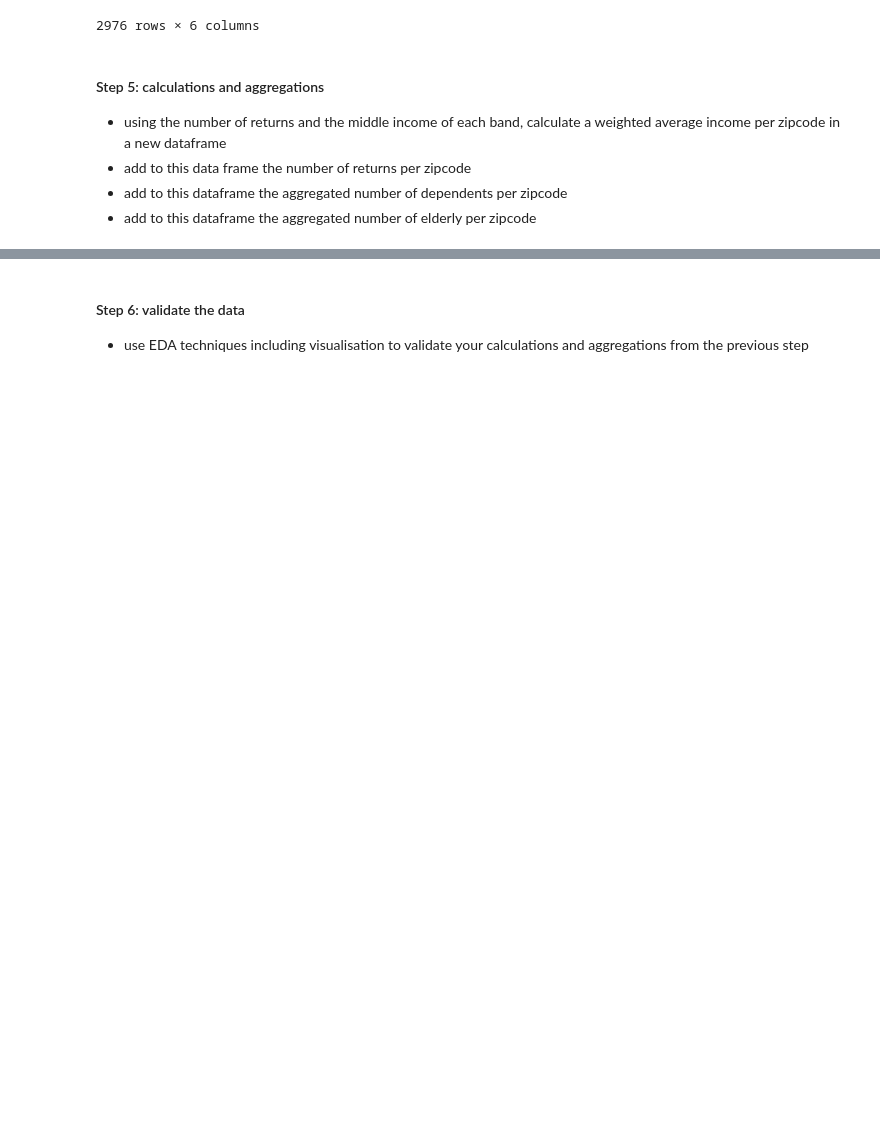
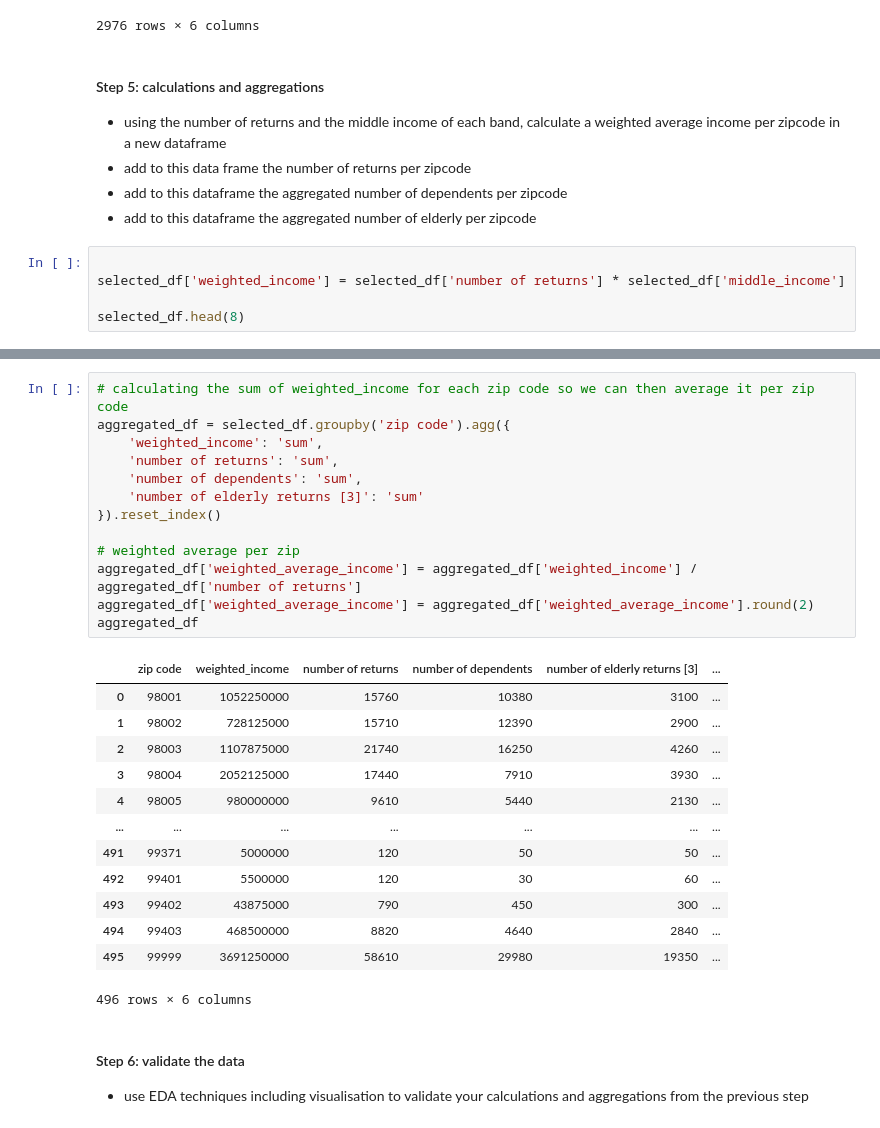
Before and after one commit to rahmxd/my_da_repo, a Jupyter notebook: Week 9 Project/D5_data_wrangling_income.ipynb, the cells around one changed output, grey strips where cells are left out. Drawn from its saved outputs; the diff is of its cells as text; blank space fills up the shorter version.

```diff
--- a/Week 9 Project/D5_data_wrangling_income.ipynb
+++ b/Week 9 Project/D5_data_wrangling_income.ipynb
@@ -209,3 +209,8 @@ See the caveats in the documentation: https://pandas.pydata.org/pandas-docs/stab
 - add to this data frame the number of returns per zipcode
 - add to this dataframe the aggregated number of dependents per zipcode
 - add to this dataframe the aggregated number of elderly per zipcode
+# %%
+
+selected_df['weighted_income'] = selected_df['number of returns'] * selected_df['middle_income']
+
+selected_df.head(8)
@@ -212,3 +232,30 @@ See the caveats in the documentation: https://pandas.pydata.org/pandas-docs/stab
+# %%
+# calculating the sum of weighted_income for each zip code so we can then average it per zip code
+aggregated_df = selected_df.groupby('zip code').agg({
+    'weighted_income': 'sum',
+    'number of returns': 'sum',
+    'number of dependents': 'sum',
+    'number of elderly returns [3]': 'sum'
+}).reset_index()
+
+# weighted average per zip
+aggregated_df['weighted_average_income'] = aggregated_df['weighted_income'] / aggregated_df['number of returns']
+aggregated_df['weighted_average_income'] = aggregated_df['weighted_average_income'].round(2)
+aggregated_df
+# %% [output]
+|  | zip code | weighted_income | number of returns | number of dependents | number of elderly returns [3] | ... |
+| 0 | 98001 | 1052250000 | 15760 | 10380 | 3100 | ... |
+| 1 | 98002 | 728125000 | 15710 | 12390 | 2900 | ... |
+| 2 | 98003 | 1107875000 | 21740 | 16250 | 4260 | ... |
+| 3 | 98004 | 2052125000 | 17440 | 7910 | 3930 | ... |
+| 4 | 98005 | 980000000 | 9610 | 5440 | 2130 | ... |
+| ... | ... | ... | ... | ... | ... | ... |
+| 491 | 99371 | 5000000 | 120 | 50 | 50 | ... |
+| 492 | 99401 | 5500000 | 120 | 30 | 60 | ... |
+| 493 | 99402 | 43875000 | 790 | 450 | 300 | ... |
+| 494 | 99403 | 468500000 | 8820 | 4640 | 2840 | ... |
+| 495 | 99999 | 3691250000 | 58610 | 29980 | 19350 | ... |
+496 rows × 6 columns
 # %% [markdown]
 #### Step 6: validate the data
 - use EDA techniques including visualisation to validate your calculations and aggregations from the previous step
```
Also changed, not shown: parts of 7 cells of this notebook.
